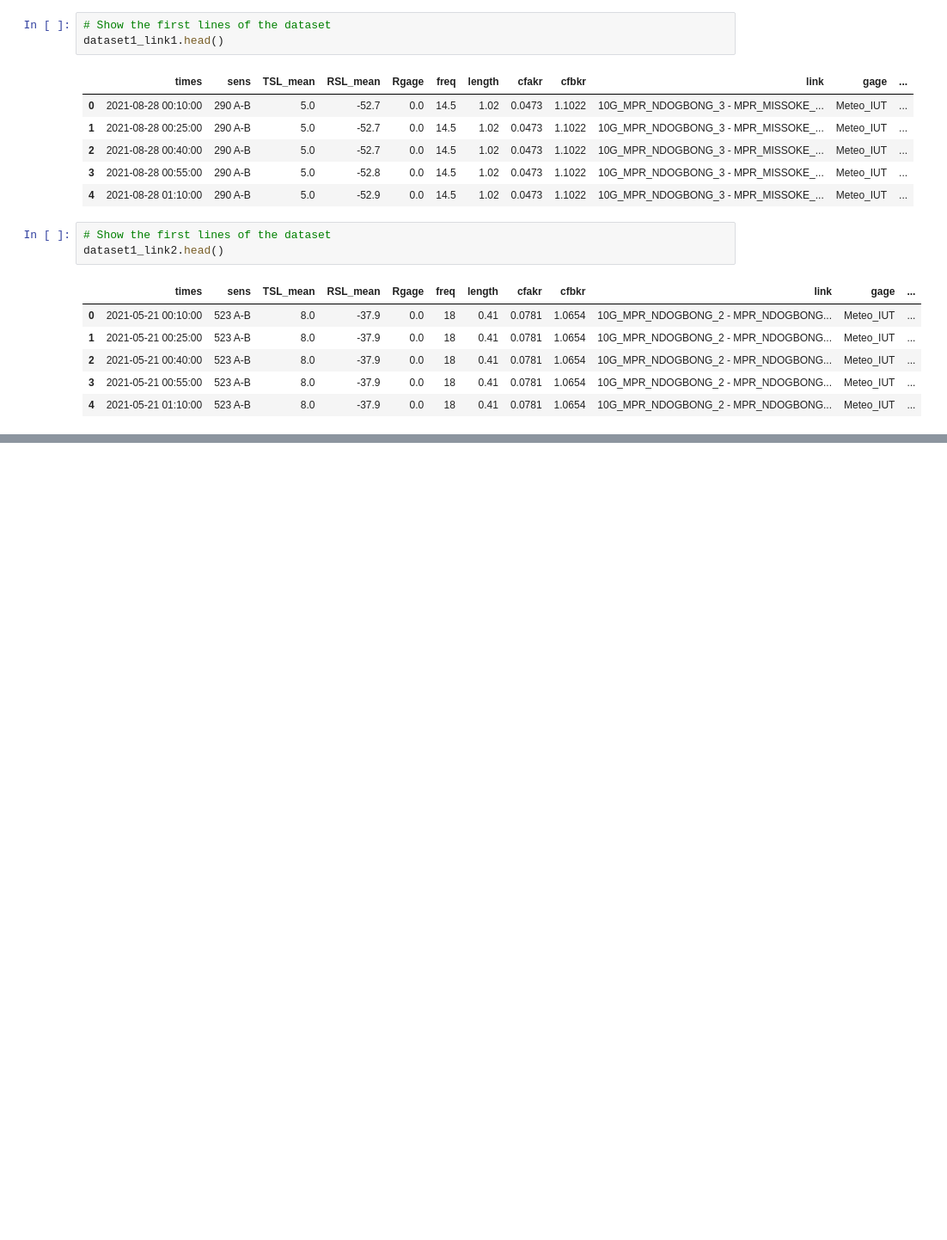
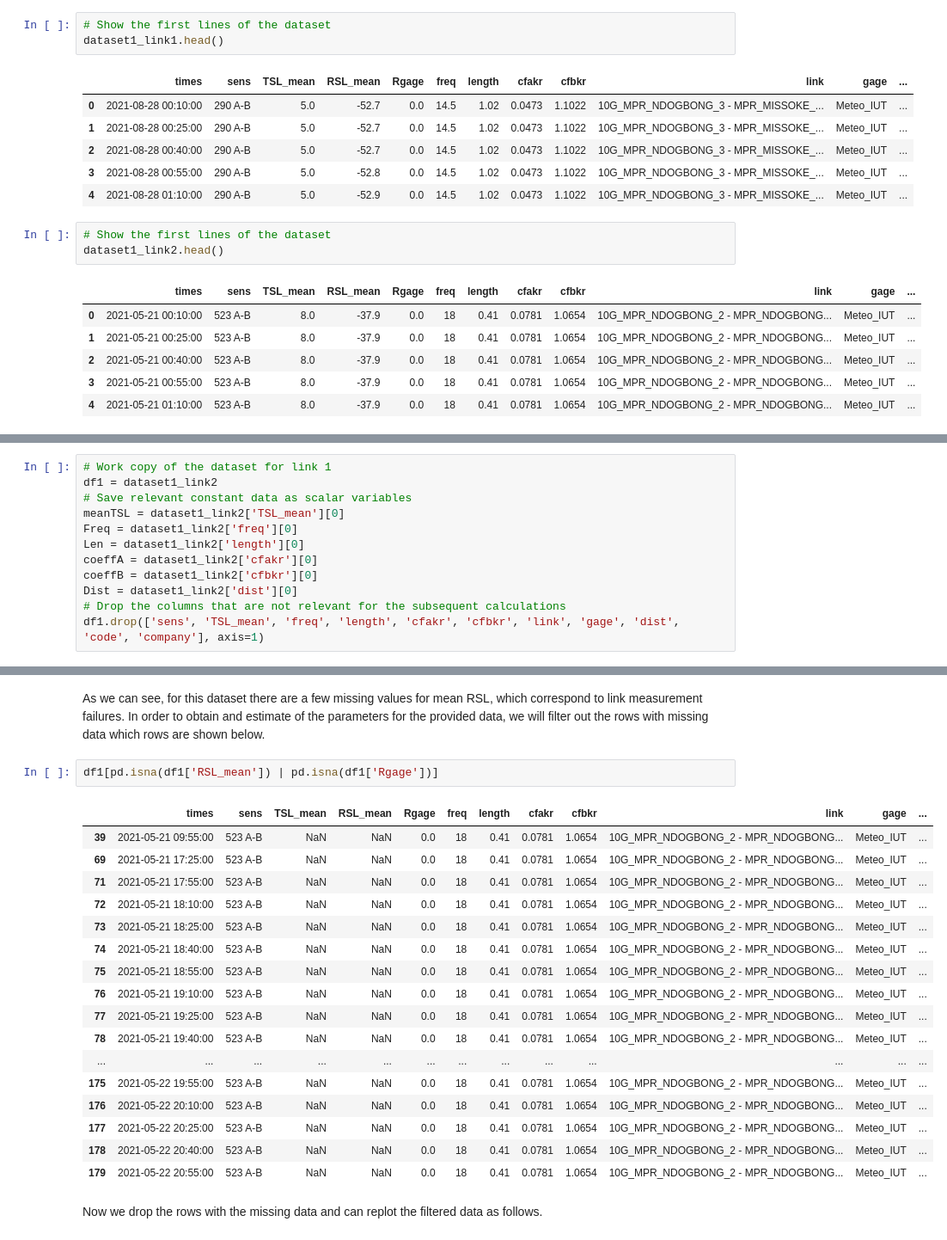
Before and after one commit to reisr/rainsmore, a Jupyter notebook: Day_1_NB_2.ipynb, the cells around one changed output, grey strips where cells are left out. Shown at 86% size. Drawn from its saved outputs; the diff is of its cells as text; blank space fills up the shorter version.

```diff
--- a/Day_1_NB_2.ipynb
+++ b/Day_1_NB_2.ipynb
@@ -103,0 +106,12 @@ dataset1_link2.head()
+# %%
+# Work copy of the dataset for link 1
+df1 = dataset1_link2
+# Save relevant constant data as scalar variables
+meanTSL = dataset1_link2['TSL_mean'][0]
+Freq = dataset1_link2['freq'][0]
+Len = dataset1_link2['length'][0]
+coeffA = dataset1_link2['cfakr'][0]
+coeffB = dataset1_link2['cfbkr'][0]
+Dist = dataset1_link2['dist'][0]
+# Drop the columns that are not relevant for the subsequent calculations
+df1.drop(['sens', 'TSL_mean', 'freq', 'length', 'cfakr', 'cfbkr', 'link', 'gage', 'dist', 'code', 'company'], axis=1)
@@ -103,0 +152,24 @@ dataset1_link2.head()
+# %% [markdown]
+As we can see, for this dataset there are a few missing values for mean RSL, which correspond to link measurement failures. In order to obtain and estimate of the parameters for the provided data, we will filter out the rows with missing data which rows are shown below.
+# %%
+df1[pd.isna(df1['RSL_mean']) | pd.isna(df1['Rgage'])]
+# %% [output]
+|  | times | sens | TSL_mean | RSL_mean | Rgage | freq | length | cfakr | cfbkr | link | gage | ... |
+| 39 | 2021-05-21 09:55:00 | 523 A-B | NaN | NaN | 0.0 | 18 | 0.41 | 0.0781 | 1.0654 | 10G_MPR_NDOGBONG_2 - MPR_NDOGBONG... | Meteo_IUT | ... |
+| 69 | 2021-05-21 17:25:00 | 523 A-B | NaN | NaN | 0.0 | 18 | 0.41 | 0.0781 | 1.0654 | 10G_MPR_NDOGBONG_2 - MPR_NDOGBONG... | Meteo_IUT | ... |
+| 71 | 2021-05-21 17:55:00 | 523 A-B | NaN | NaN | 0.0 | 18 | 0.41 | 0.0781 | 1.0654 | 10G_MPR_NDOGBONG_2 - MPR_NDOGBONG... | Meteo_IUT | ... |
+| 72 | 2021-05-21 18:10:00 | 523 A-B | NaN | NaN | 0.0 | 18 | 0.41 | 0.0781 | 1.0654 | 10G_MPR_NDOGBONG_2 - MPR_NDOGBONG... | Meteo_IUT | ... |
+| 73 | 2021-05-21 18:25:00 | 523 A-B | NaN | NaN | 0.0 | 18 | 0.41 | 0.0781 | 1.0654 | 10G_MPR_NDOGBONG_2 - MPR_NDOGBONG... | Meteo_IUT | ... |
+| 74 | 2021-05-21 18:40:00 | 523 A-B | NaN | NaN | 0.0 | 18 | 0.41 | 0.0781 | 1.0654 | 10G_MPR_NDOGBONG_2 - MPR_NDOGBONG... | Meteo_IUT | ... |
+| 75 | 2021-05-21 18:55:00 | 523 A-B | NaN | NaN | 0.0 | 18 | 0.41 | 0.0781 | 1.0654 | 10G_MPR_NDOGBONG_2 - MPR_NDOGBONG... | Meteo_IUT | ... |
+| 76 | 2021-05-21 19:10:00 | 523 A-B | NaN | NaN | 0.0 | 18 | 0.41 | 0.0781 | 1.0654 | 10G_MPR_NDOGBONG_2 - MPR_NDOGBONG... | Meteo_IUT | ... |
+| 77 | 2021-05-21 19:25:00 | 523 A-B | NaN | NaN | 0.0 | 18 | 0.41 | 0.0781 | 1.0654 | 10G_MPR_NDOGBONG_2 - MPR_NDOGBONG... | Meteo_IUT | ... |
+| 78 | 2021-05-21 19:40:00 | 523 A-B | NaN | NaN | 0.0 | 18 | 0.41 | 0.0781 | 1.0654 | 10G_MPR_NDOGBONG_2 - MPR_NDOGBONG... | Meteo_IUT | ... |
+| ... | ... | ... | ... | ... | ... | ... | ... | ... | ... | ... | ... | ... |
+| 175 | 2021-05-22 19:55:00 | 523 A-B | NaN | NaN | 0.0 | 18 | 0.41 | 0.0781 | 1.0654 | 10G_MPR_NDOGBONG_2 - MPR_NDOGBONG... | Meteo_IUT | ... |
+| 176 | 2021-05-22 20:10:00 | 523 A-B | NaN | NaN | 0.0 | 18 | 0.41 | 0.0781 | 1.0654 | 10G_MPR_NDOGBONG_2 - MPR_NDOGBONG... | Meteo_IUT | ... |
+| 177 | 2021-05-22 20:25:00 | 523 A-B | NaN | NaN | 0.0 | 18 | 0.41 | 0.0781 | 1.0654 | 10G_MPR_NDOGBONG_2 - MPR_NDOGBONG... | Meteo_IUT | ... |
+| 178 | 2021-05-22 20:40:00 | 523 A-B | NaN | NaN | 0.0 | 18 | 0.41 | 0.0781 | 1.0654 | 10G_MPR_NDOGBONG_2 - MPR_NDOGBONG... | Meteo_IUT | ... |
+| 179 | 2021-05-22 20:55:00 | 523 A-B | NaN | NaN | 0.0 | 18 | 0.41 | 0.0781 | 1.0654 | 10G_MPR_NDOGBONG_2 - MPR_NDOGBONG... | Meteo_IUT | ... |
+# %% [markdown]
+Now we drop the rows with the missing data and can replot the filtered data as follows.
```
Also changed, not shown: parts of 8 cells of this notebook.
